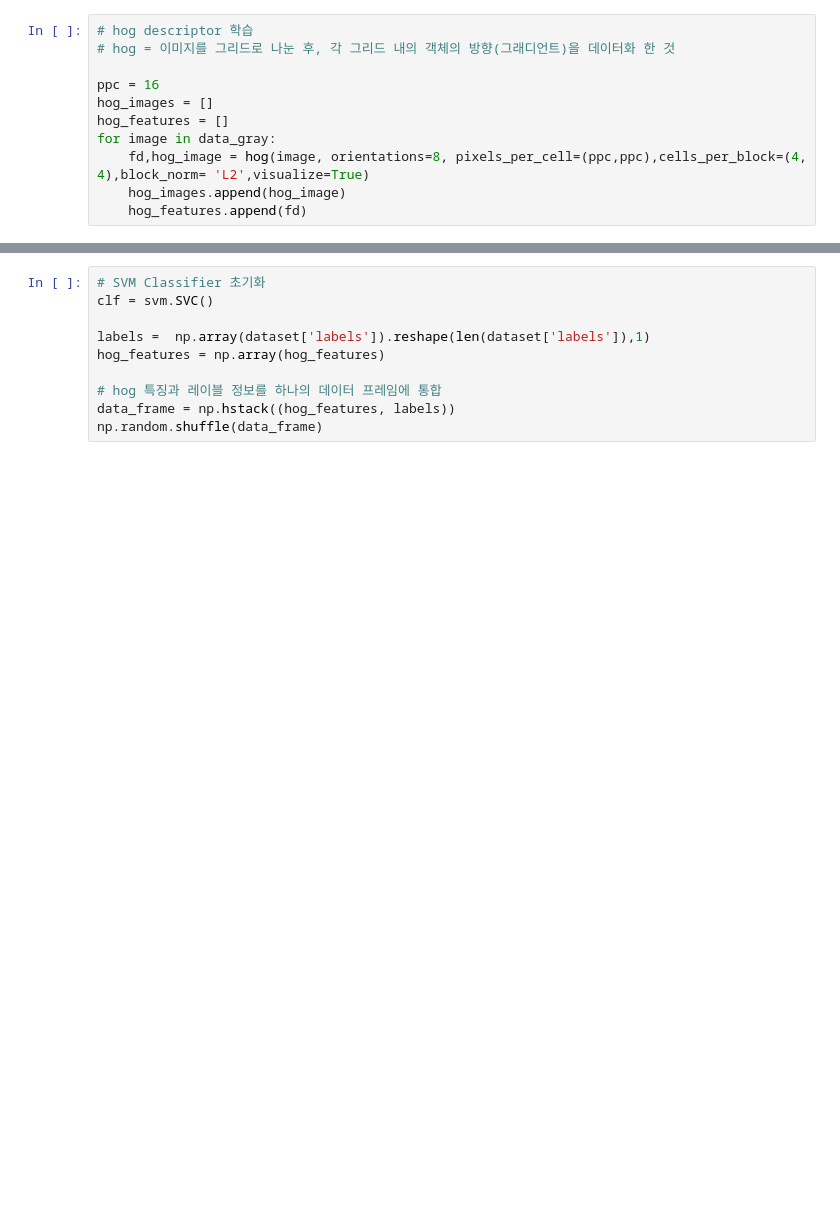
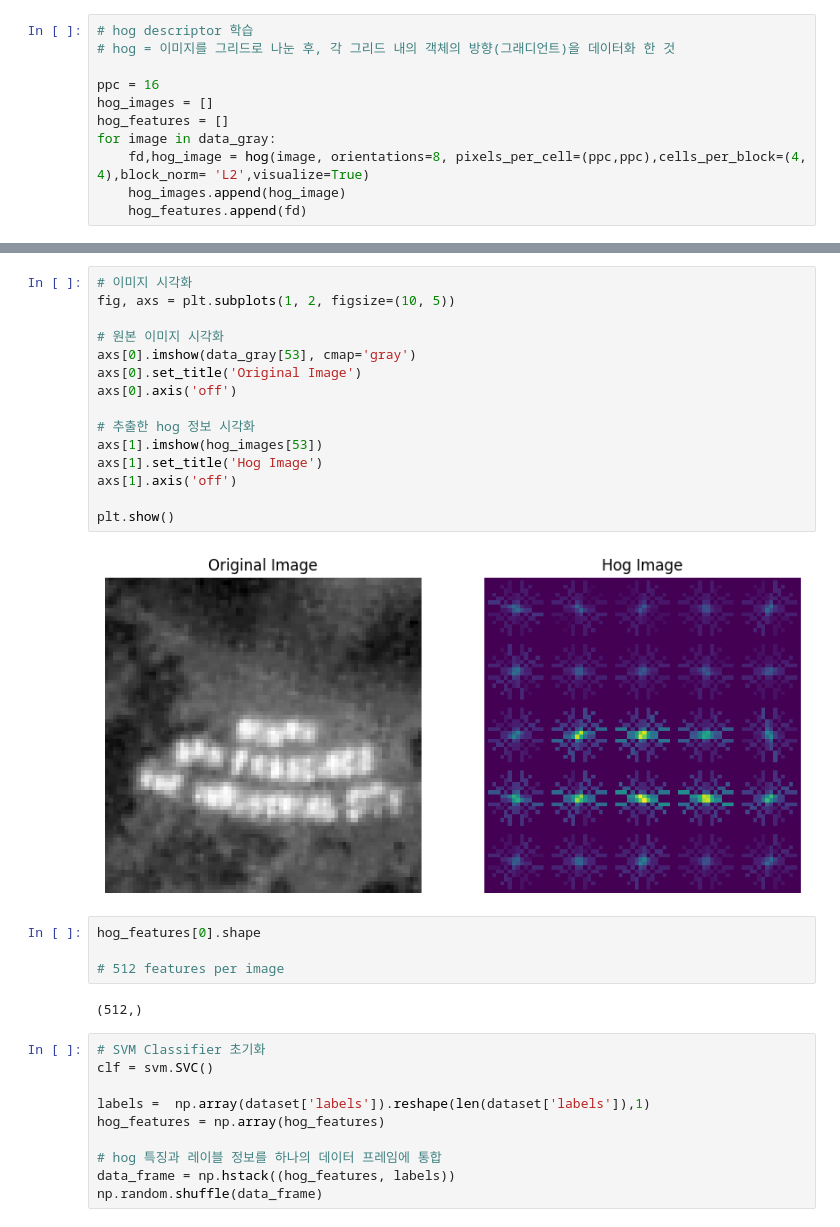
Before and after one commit to wikibook/dangerous-ai, a Jupyter notebook: 2장/6_hog_svm.ipynb, the cells around one changed output, grey strips where cells are left out. Drawn from its saved outputs; the diff is of its cells as text; blank space fills up the shorter version.

```diff
--- a/2장/6_hog_svm.ipynb
+++ b/2장/6_hog_svm.ipynb
@@ -115,3 +161,26 @@ plt.show()
+# %%
+# 이미지 시각화
+fig, axs = plt.subplots(1, 2, figsize=(10, 5))
+
+# 원본 이미지 시각화
+axs[0].imshow(data_gray[53], cmap='gray')
+axs[0].set_title('Original Image')
+axs[0].axis('off')
+
+# 추출한 hog 정보 시각화
+axs[1].imshow(hog_images[53])
+axs[1].set_title('Hog Image')
+axs[1].axis('off')
+
+plt.show()
+# %% [output]
+[figure, added]
+# %%
+hog_features[0].shape
+
+# 512 features per image
+# %% [output]
+(512,)
 # %%
 # SVM Classifier 초기화
 clf = svm.SVC()
```
Also changed, not shown: parts of 11 cells of this notebook, 16 other files.
